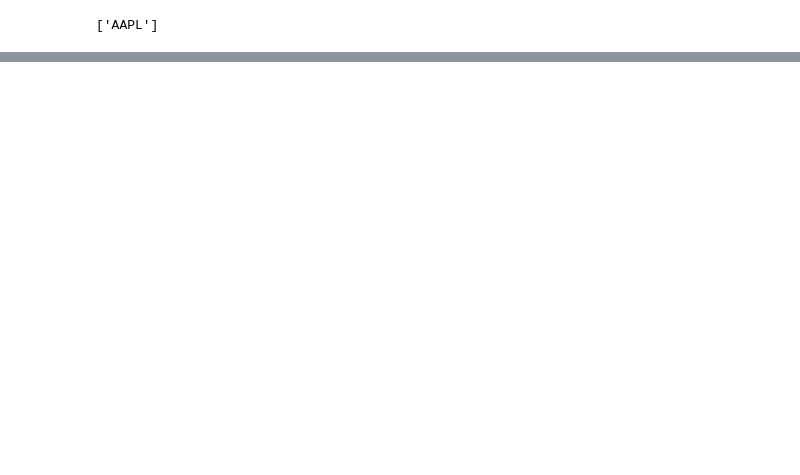
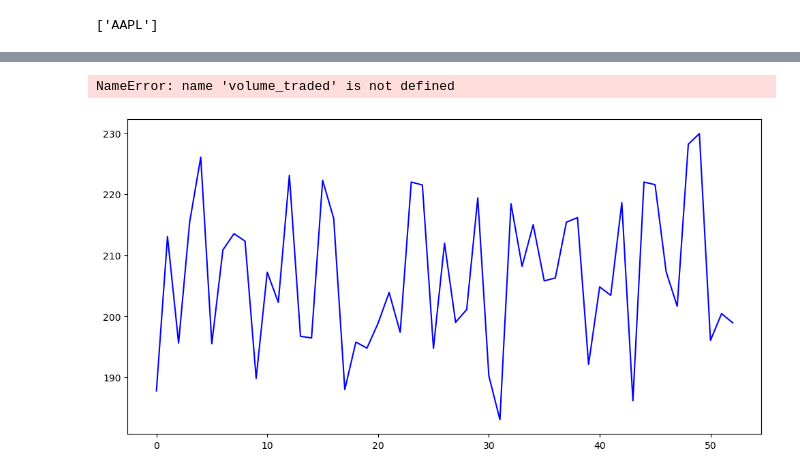
Before and after one commit to EshanUGR/DL-Assigment, a Jupyter notebook: notebooks/Lstm_training.ipynb, the cells around one changed output, grey strips where cells are left out. Drawn from its saved outputs; the diff is of its cells as text; code cells hidden in the pictures; blank space fills up the shorter version.

```diff
--- a/notebooks/Lstm_training.ipynb
+++ b/notebooks/Lstm_training.ipynb
@@ -248,0 +280,24 @@ plt.show()
+# %%
+fig, ax1 = plt.subplots(figsize=(12,6))
+
+ax1.plot(close_price, label='Close Price', color='blue')
+ax1.plot(volume_traded, label='Volume Traded', color='orange')
+ax1.set_ylabel('Price / Volume')
+
+ax2 = ax1.twinx()  # second y-axis
+ax2.plot(market_cap, label='Market Cap', color='green')
+ax2.plot(pe_ratio, label='PE Ratio', color='red')
+ax2.plot(dividend_yield, label='Dividend Yield', color='purple')
+ax2.plot(eps, label='EPS', color='brown')
+ax2.set_ylabel('Market Cap / Ratios')
+
+lines, labels = ax1.get_legend_handles_labels()
+lines2, labels2 = ax2.get_legend_handles_labels()
+ax1.legend(lines + lines2, labels + labels2, loc='upper left')
+
+plt.xlabel("Date (Time)")
+plt.title("Stock Prices Over Time")
+plt.show()
+# %% [output]
+NameError: name 'volume_traded' is not defined
+[figure, added]
```
Also changed, not shown: parts of 19 cells of this notebook.
